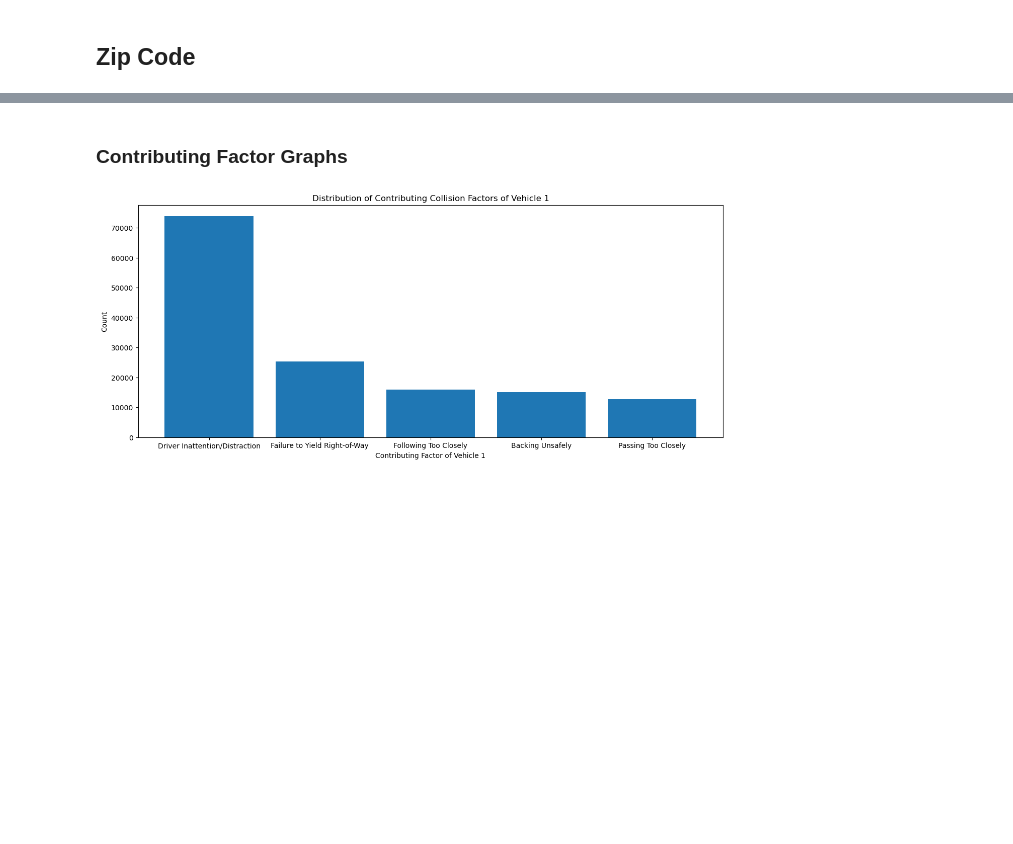
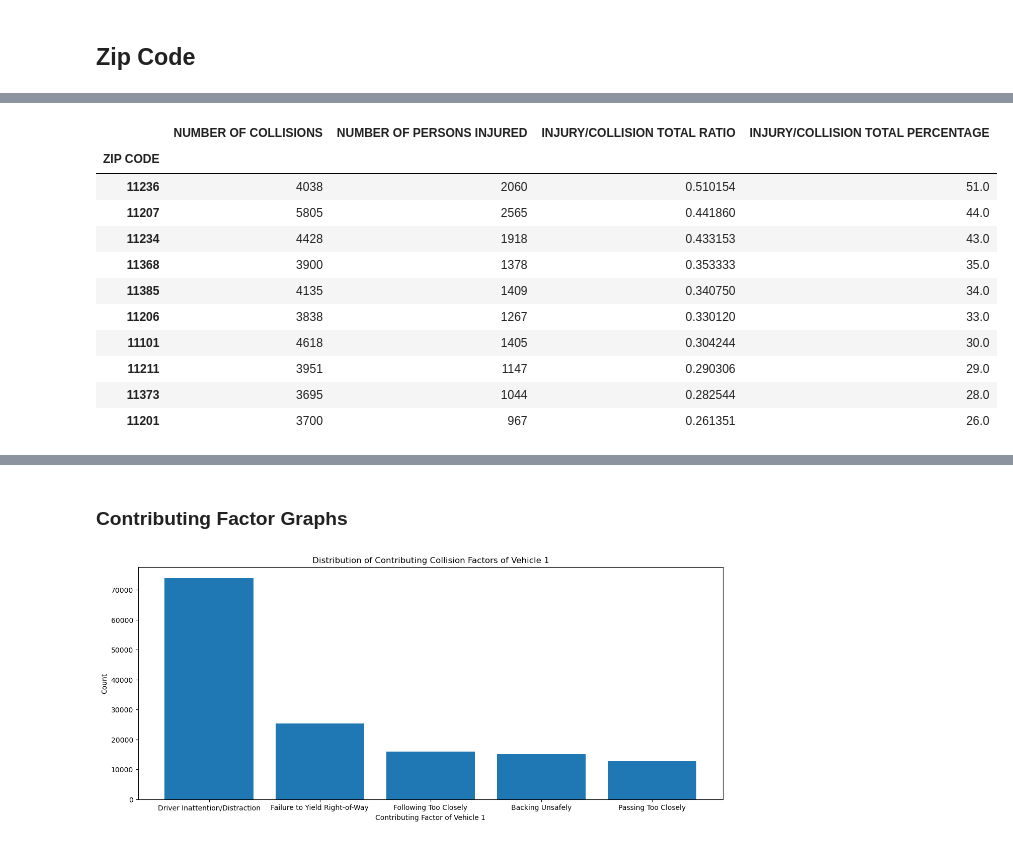
Before and after one commit to anniezhengaz/Capstone-NYC-Collisions, a Jupyter notebook: exploratory_files/Graphs.ipynb, the cells around one changed output, grey strips where cells are left out. Cells and saved outputs as stored; diff of their text form; code cells hidden in the pictures; blank space fills up the shorter version.

```diff
--- a/exploratory_files/Graphs.ipynb
+++ b/exploratory_files/Graphs.ipynb
@@ -206,0 +199,39 @@ ax.tick_params(axis='x', labelrotation=0);
+# %%
+##Total number of collisions by zip code
+#Group  by Zip Code, and sum the number of accidents for Zip Code
+total_accidents_by_zipcode = df.groupby('ZIP CODE')['COLLISION_ID'].count()
+
+#Create dataframe for easier viewing
+total_accidents_by_zipcode = pd.DataFrame(total_accidents_by_zipcode)
+
+#Rename column
+total_accidents_by_zipcode.rename(columns = {'COLLISION_ID':'NUMBER OF COLLISIONS'}, inplace = True)
+
+##Total number of injuries by zip code
+# Group by Zip Code, and sum the number of persons injured
+injured = df.groupby(['ZIP CODE'])[['NUMBER OF PERSONS INJURED']].sum()
+
+##Merge the two dataframes
+injury_collision = total_accidents_by_zipcode.merge(injured, on='ZIP CODE')
+
+#Create new column with injury to total number of collisions ratio
+injury_collision['INJURY/COLLISION TOTAL RATIO'] = injury_collision['NUMBER OF PERSONS INJURED'] / injury_collision['NUMBER OF COLLISIONS']
+
+#Create new column converting ratio to percentage
+injury_collision['INJURY/COLLISION TOTAL PERCENTAGE'] = round(injury_collision['INJURY/COLLISION TOTAL RATIO'] * 100)
+
+#Sort by descending percentage
+injury_collision.sort_values(by='INJURY/COLLISION TOTAL PERCENTAGE', ascending=False)
+# %% [output]
+|  | NUMBER OF COLLISIONS | NUMBER OF PERSONS INJURED | INJURY/COLLISION TOTAL RATIO | INJURY/COLLISION TOTAL PERCENTAGE |
+| ZIP CODE |  |  |  |  |
+| 11236 | 4038 | 2060 | 0.510154 | 51.0 |
+| 11207 | 5805 | 2565 | 0.441860 | 44.0 |
+| 11234 | 4428 | 1918 | 0.433153 | 43.0 |
+| 11368 | 3900 | 1378 | 0.353333 | 35.0 |
+| 11385 | 4135 | 1409 | 0.340750 | 34.0 |
+| 11206 | 3838 | 1267 | 0.330120 | 33.0 |
+| 11101 | 4618 | 1405 | 0.304244 | 30.0 |
+| 11211 | 3951 | 1147 | 0.290306 | 29.0 |
+| 11373 | 3695 | 1044 | 0.282544 | 28.0 |
+| 11201 | 3700 | 967 | 0.261351 | 26.0 |
```
Also changed, not shown: parts of 25 cells of this notebook, 12 other files.
